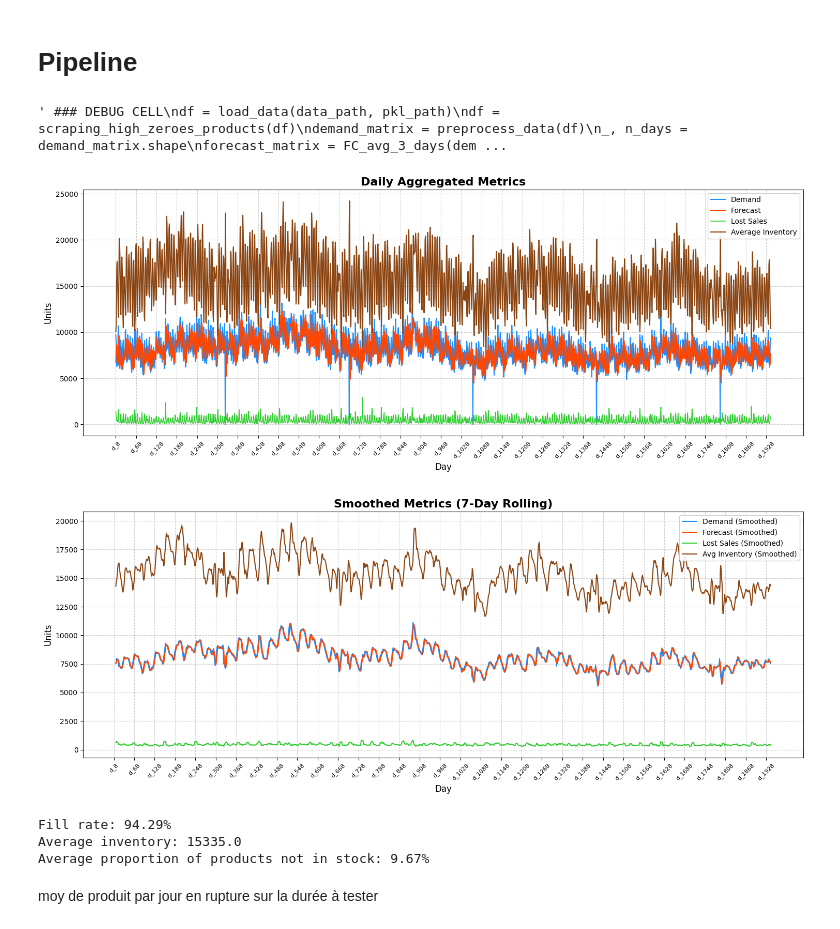
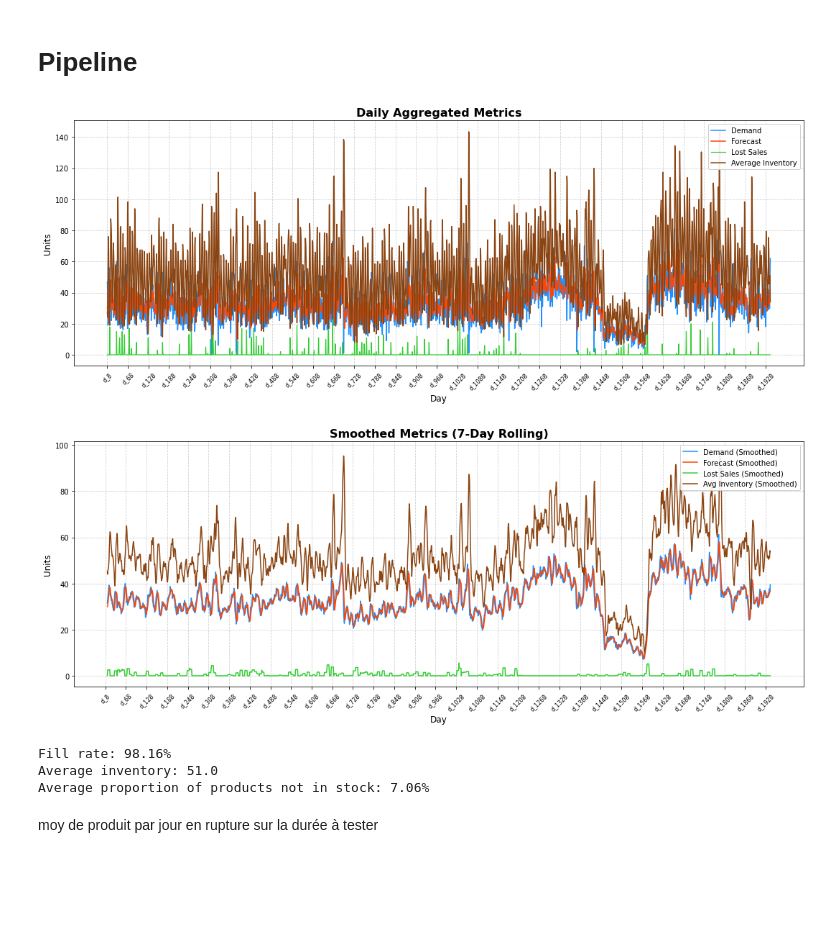
Before and after one commit to Jboistel/memoire, a Jupyter notebook: test.ipynb, the cells around one changed output. Saved outputs shown, nothing was run; the diff lists cells and outputs as text; code cells hidden in the pictures; blank space fills up the shorter version.

Commit message:
optimal values for up to level per product

```diff
--- a/test.ipynb
+++ b/test.ipynb
@@ -198,3 +200,8 @@ def SS_on_forecast(demand_matrix: pd.DataFrame, forecast_matrix: pd.DataFrame, s
     return safety_stock_matrix
 # %% [markdown]
 # Up-to-level
+# %%
+df = load_data(data_path, pkl_path)
+df = scraping_high_zeroes_products(df)
+demand_matrix = preprocess_data(df)
+test_df = demand_matrix.iloc[:5, :15]
@@ -311,10 +370,10 @@ def compute_results(demand_matrix, lost_sales_matrix, inventory_begin_matrix, in
     lost_sales = lost_sales_matrix.to_numpy()
     demand = demand_matrix.to_numpy()
 
-    fill_rate = 1 - lost_sales.sum().sum() / demand.sum().sum()
+    fill_rate_total = 1 - lost_sales.sum().sum() / demand.sum().sum()
     avg_inventory = (inventory_begin_matrix.sum().sum() + inventory_end_matrix.sum().sum()) / 2 // n_days
     # Compute the average percentage of products containing lost sales per day
-    products_with_lost_sales = (lost_sales_matrix > 0).sum(axis=0)
-    average_percentage_lost_sales = (products_with_lost_sales / lost_sales_matrix.shape[0]).mean()
+    products_with_lost_sales = (lost_sales_matrix > 0).sum(axis=0)/lost_sales_matrix.shape[0]
+    average_percentage_lost_sales = products_with_lost_sales.mean()
 
     return fill_rate, avg_inventory, average_percentage_lost_sales
@@ -425,32 +496,40 @@ output('FC_avg_2_days', 0.95, 1500, 0.85, 'output_metrics.csv')
 # %% [markdown]
 # Pipeline
 # %%
-""" ### DEBUG CELL
+### DEBUG CELL
 df = load_data(data_path, pkl_path)
 df = scraping_high_zeroes_products(df)
 demand_matrix = preprocess_data(df)
+demand_matrix = demand_matrix.iloc[:3,:10]# A RETIRER
 _, n_days = demand_matrix.shape
 forecast_matrix = FC_avg_3_days(demand_matrix)
 safety_stock_matrix = SS_on_forecast(demand_matrix, forecast_matrix, 0.3)
-up_to_level_matrix = Up_to_level(forecast_matrix, safety_stock_matrix)
+up_to_level_matrix = Up_to_level(forecast_matrix, safety_stock_matrix, utl_factor=1)
 inventory_begin_matrix, inventory_end_matrix, _, _, _, lost_sales_matrix = compute_stock(up_to_level_matrix, demand_matrix)
-fill_rate, avg_inventory, perfect_service_days_ratio = compute_results(demand_matrix, lost_sales_matrix, inventory_begin_matrix, inventory_end_matrix, n_days) """
+lost_sales = lost_sales_matrix.to_numpy()
+demand = demand_matrix.to_numpy()
+
+fill_rate = 1 - lost_sales.sum().sum() / demand.sum().sum()
+fill_rates = 1 - lost_sales.sum(axis=1) / demand.sum(axis=1)
+avg_inventory = (inventory_begin_matrix.sum().sum() + inventory_end_matrix.sum().sum()) / 2 // n_days
+# Compute the average percentage of products containing lost sales per day
+products_with_lost_sales = (lost_sales_matrix > 0).sum(axis=0)/lost_sales_matrix.shape[0]
+average_percentage_lost_sales = products_with_lost_sales.mean()
-# %% [output]
-' ### DEBUG CELL\ndf = load_data(data_path, pkl_path)\ndf = scraping_high_zeroes_products(df)\ndemand_matrix = preprocess_data(df)\n_, n_days = demand_matrix.shape\nforecast_matrix = FC_avg_3_days(dem ...
 # %%
 def pipeline(forecast_func,
              ss_func, ss_factor,
-             up_to_level_func,
+             up_to_level_func, utl_factor,
              compute_stock_func):
     df = load_data(data_path, pkl_path)
     df = scraping_high_zeroes_products(df)
     demand_matrix = preprocess_data(df)
+    demand_matrix = demand_matrix.iloc[:1, :]# A RETIRER
     _, n_days = demand_matrix.shape
     forecast_matrix = forecast_func(demand_matrix)
     safety_stock_matrix = ss_func(demand_matrix, forecast_matrix, ss_factor)
-    up_to_level_matrix = up_to_level_func(forecast_matrix, safety_stock_matrix)
+    up_to_level_matrix = up_to_level_func(forecast_matrix, safety_stock_matrix, utl_factor)
     inventory_begin_matrix, inventory_end_matrix, _, _, _, lost_sales_matrix = compute_stock_func(up_to_level_matrix, demand_matrix)
-    fill_rate, avg_inventory, perfect_service_days_ratio = compute_results(demand_matrix, lost_sales_matrix, inventory_begin_matrix, inventory_end_matrix, n_days)
+    fill_rates, avg_inventories, perfect_service_days_ratios = compute_results(demand_matrix, lost_sales_matrix, inventory_begin_matrix, inventory_end_matrix, n_days)
 
     generate_plots(demand_matrix, forecast_matrix, lost_sales_matrix, inventory_begin_matrix, inventory_end_matrix)
 
@@ -458,15 +537,15 @@ def pipeline(forecast_func,
     print(f"Average inventory: {avg_inventory}")
     print(f"Average proportion of products not in stock: {perfect_service_days_ratio * 100:.2f}%")
 # %%
-pipeline(FC_avg_3_days,
-         SS_on_forecast, 0.3,
-         Up_to_level,
-         compute_stock)
+pipeline(forecast_func=FC_avg_3_days,
+         ss_func=SS_on_forecast, ss_factor=0.3,
+         up_to_level_func=Up_to_level, utl_factor=20,
+         compute_stock_func=compute_stock)
 # %% [output]
-[figure, old version]
+[figure, new version]
-[figure, old version]
+[figure, new version]
-Fill rate: 94.29%
-Average inventory: 15335.0
-Average proportion of products not in stock: 9.67%
+Fill rate: 98.16%
+Average inventory: 51.0
+Average proportion of products not in stock: 7.06%
 # %% [markdown]
 moy de produit par jour en rupture sur la durée à tester
```
Also changed, not shown: parts of 6 cells of this notebook.
